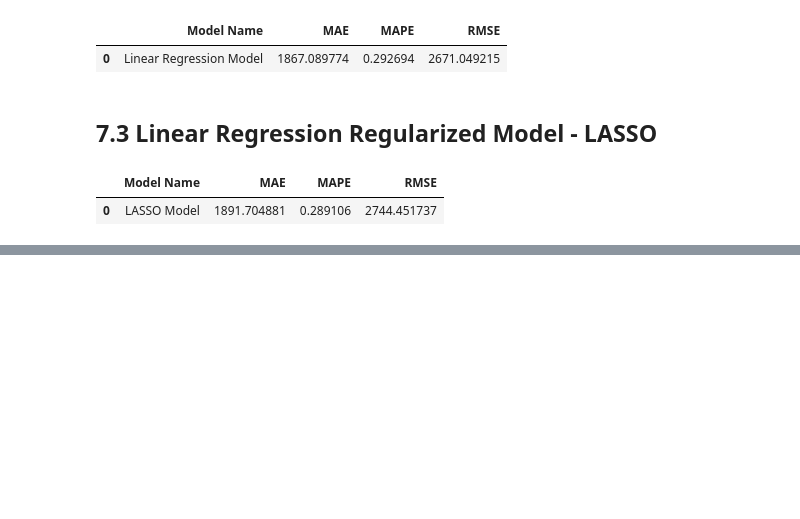
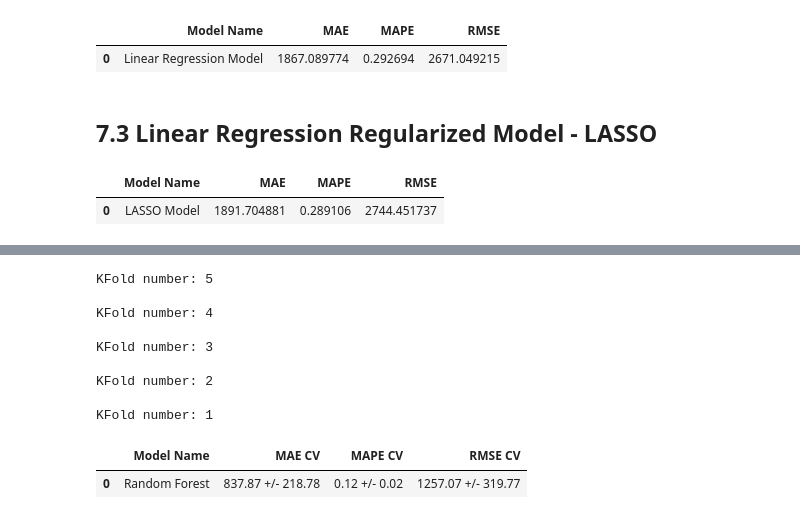
Before and after one commit to PedroPauloMR/ds_em_producao, a Jupyter notebook: main.ipynb, the cells around one changed output, grey strips where cells are left out. Cells and saved outputs as stored; diff of their text form; code cells hidden in the pictures; blank space fills up the shorter version.

```diff
--- a/main.ipynb
+++ b/main.ipynb
@@ -1095,0 +1202,15 @@ lrr_result
+# %%
+c = cross_validation( x_training, 5, 'Random Forest', rf)
+c
+# %% [output]
+KFold number: 5
+
+KFold number: 4
+
+KFold number: 3
+
+KFold number: 2
+
+KFold number: 1
+|  | Model Name | MAE CV | MAPE CV | RMSE CV |
+| 0 | Random Forest | 837.87 +/- 218.78 | 0.12 +/- 0.02 | 1257.07 +/- 319.77 |
```
Also changed, not shown: parts of 16 cells of this notebook.
